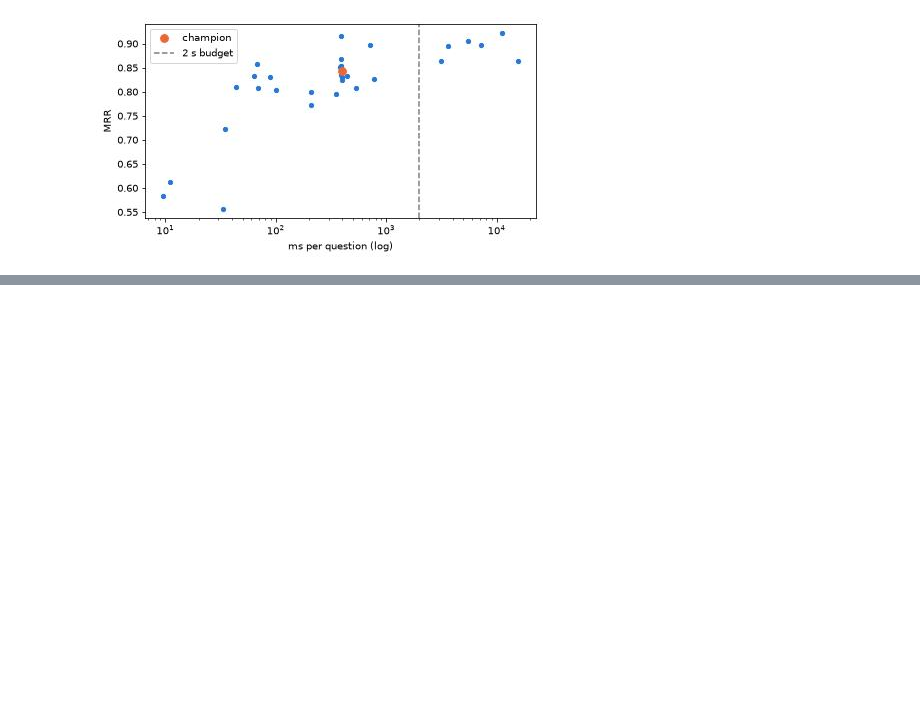
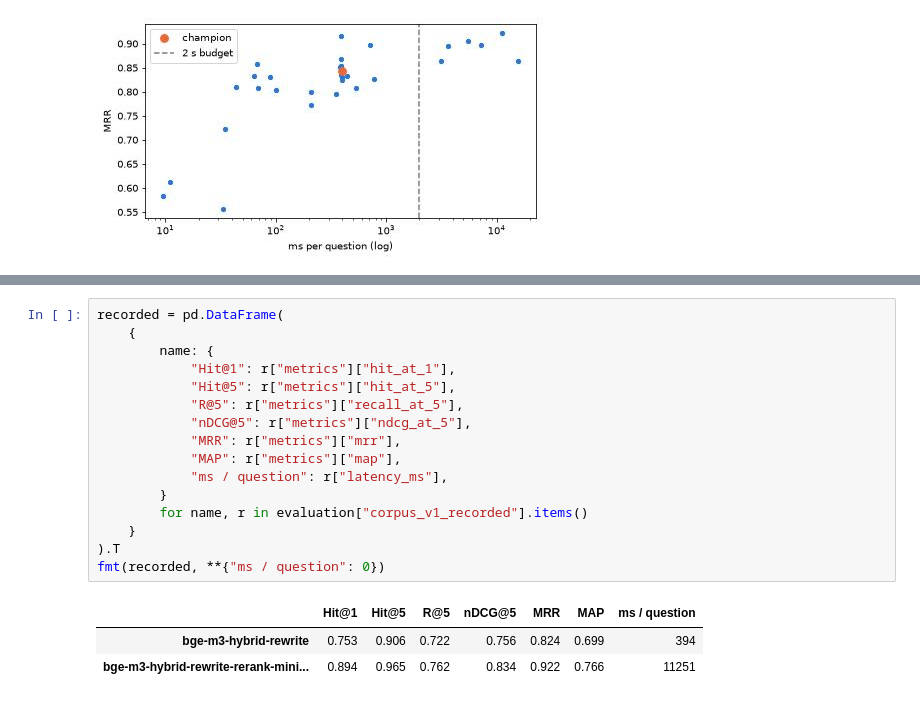
Before and after one commit to melekbouabid/syRX, a Jupyter notebook: notebooks/module2/02_retrieval_benchmark.ipynb, the cells around one changed output, grey strips where cells are left out. Drawn from its saved outputs; the diff is of its cells as text; blank space fills up the shorter version.

```diff
--- a/notebooks/module2/02_retrieval_benchmark.ipynb
+++ b/notebooks/module2/02_retrieval_benchmark.ipynb
@@ -208,0 +331,20 @@ challenger: bge-m3-dense-corpus-v2  MRR 0.831  88 ms / question
+# %%
+recorded = pd.DataFrame(
+    {
+        name: {
+            "Hit@1": r["metrics"]["hit_at_1"],
+            "Hit@5": r["metrics"]["hit_at_5"],
+            "R@5": r["metrics"]["recall_at_5"],
+            "nDCG@5": r["metrics"]["ndcg_at_5"],
+            "MRR": r["metrics"]["mrr"],
+            "MAP": r["metrics"]["map"],
+            "ms / question": r["latency_ms"],
+        }
+        for name, r in evaluation["corpus_v1_recorded"].items()
+    }
+).T
+fmt(recorded, **{"ms / question": 0})
+# %% [output]
+|  | Hit@1 | Hit@5 | R@5 | nDCG@5 | MRR | MAP | ms / question |
+| bge-m3-hybrid-rewrite | 0.753 | 0.906 | 0.722 | 0.756 | 0.824 | 0.699 | 394 |
+| bge-m3-hybrid-rewrite-rerank-mini... | 0.894 | 0.965 | 0.762 | 0.834 | 0.922 | 0.766 | 11251 |
```
Also changed, not shown: parts of 10 cells of this notebook.
